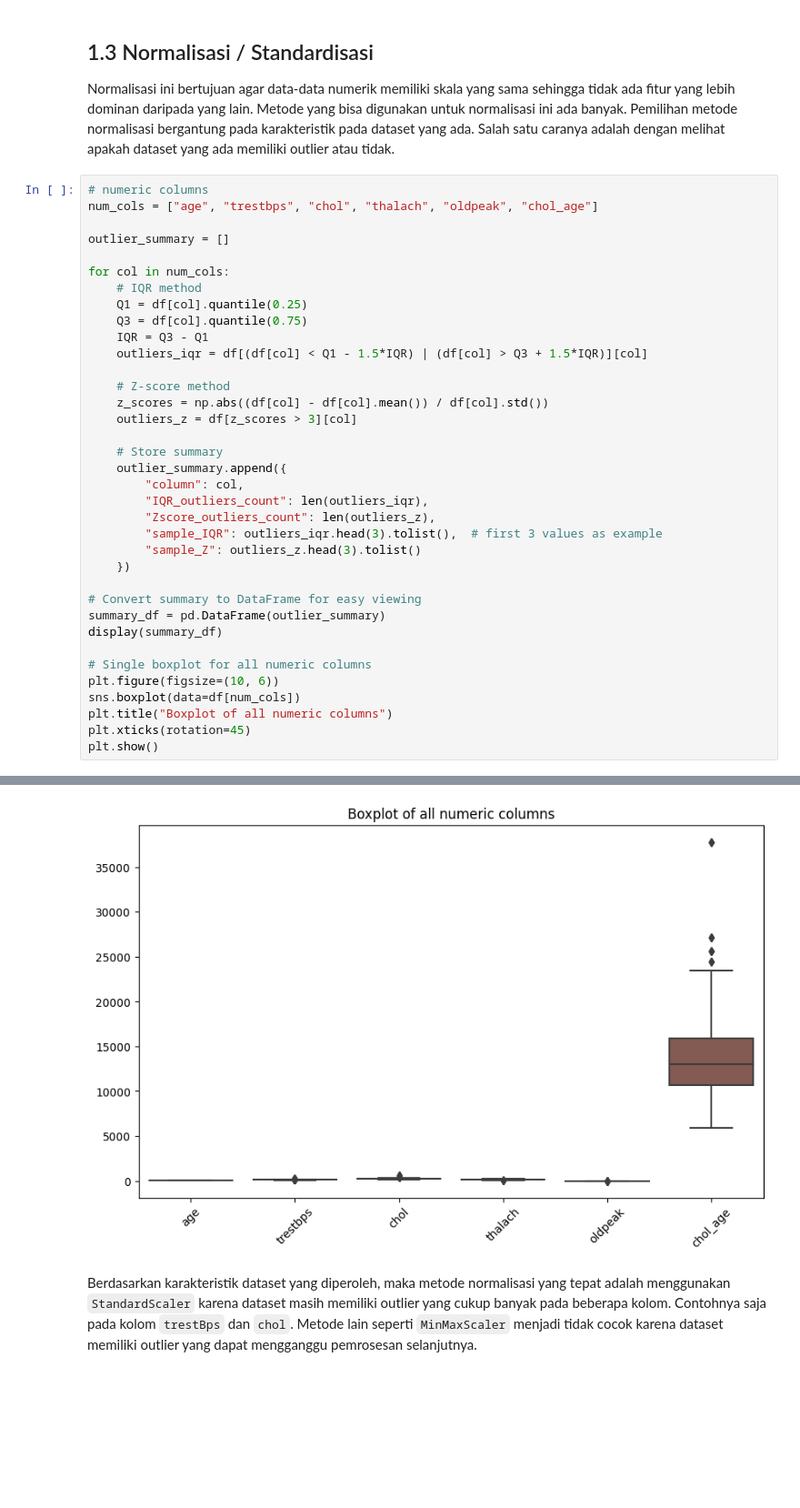
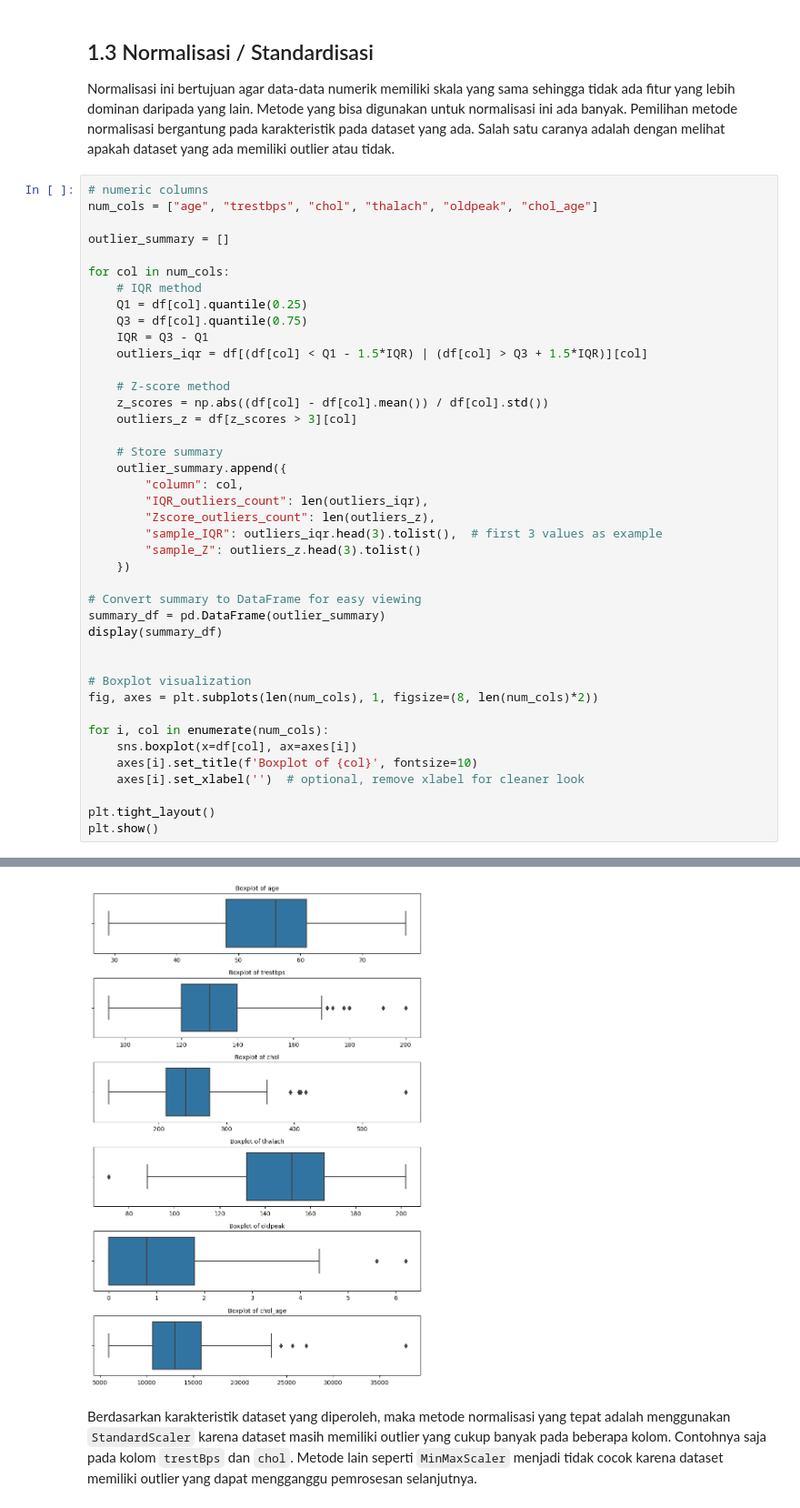
Before and after one commit to FarrelAD/Sinau-Mesin, a Jupyter notebook: notebooks/07-uts/idn-notebook.ipynb, the cells around one changed output, grey strips where cells are left out. Shown at 91% size. Drawn from its saved outputs; the diff is of its cells as text; blank space fills up the shorter version.

```diff
--- a/notebooks/07-uts/idn-notebook.ipynb
+++ b/notebooks/07-uts/idn-notebook.ipynb
@@ -155,39 +155,44 @@ for col in num_cols:
     Q3 = df[col].quantile(0.75)
     IQR = Q3 - Q1
     outliers_iqr = df[(df[col] < Q1 - 1.5*IQR) | (df[col] > Q3 + 1.5*IQR)][col]
 
     # Z-score method
     z_scores = np.abs((df[col] - df[col].mean()) / df[col].std())
     outliers_z = df[z_scores > 3][col]
 
     # Store summary
     outlier_summary.append({
         "column": col,
         "IQR_outliers_count": len(outliers_iqr),
         "Zscore_outliers_count": len(outliers_z),
         "sample_IQR": outliers_iqr.head(3).tolist(),  # first 3 values as example
         "sample_Z": outliers_z.head(3).tolist()
     })
 
 # Convert summary to DataFrame for easy viewing
 summary_df = pd.DataFrame(outlier_summary)
 display(summary_df)
 
-# Single boxplot for all numeric columns
-plt.figure(figsize=(10, 6))
-sns.boxplot(data=df[num_cols])
-plt.title("Boxplot of all numeric columns")
-plt.xticks(rotation=45)
+
+# Boxplot visualization
+fig, axes = plt.subplots(len(num_cols), 1, figsize=(8, len(num_cols)*2))
+
+for i, col in enumerate(num_cols):
+    sns.boxplot(x=df[col], ax=axes[i])
+    axes[i].set_title(f'Boxplot of {col}', fontsize=10)
+    axes[i].set_xlabel('')  # optional, remove xlabel for cleaner look
+
+plt.tight_layout()
 plt.show()
 # %% [output]
 |  | column | IQR_outliers_count | Zscore_outliers_count | sample_IQR | sample_Z |
 | 0 | age | 0 | 0 | [] | [] |
 | 1 | trestbps | 30 | 7 | [180, 178, 174] | [192, 200, 192] |
 | 2 | chol | 16 | 13 | [417, 564, 409] | [417, 564, 409] |
 | 3 | thalach | 4 | 4 | [71, 71, 71] | [71, 71, 71] |
 | 4 | oldpeak | 7 | 7 | [5.6, 5.6, 6.2] | [5.6, 5.6, 6.2] |
 | 5 | chol_age | 13 | 10 | [27105, 37788, 37788] | [27105, 37788, 37788] |
-[figure, old version]
+[figure, new version]
 # %% [markdown]
 Berdasarkan karakteristik dataset yang diperoleh, maka metode normalisasi yang tepat adalah menggunakan `StandardScaler` karena dataset masih memiliki outlier yang cukup banyak pada beberapa kolom. Contohnya saja pada kolom `trestBps` dan `chol`. Metode lain seperti `MinMaxScaler` menjadi tidak cocok karena dataset memiliki outlier yang dapat mengganggu pemrosesan selanjutnya.
 # %%
```
